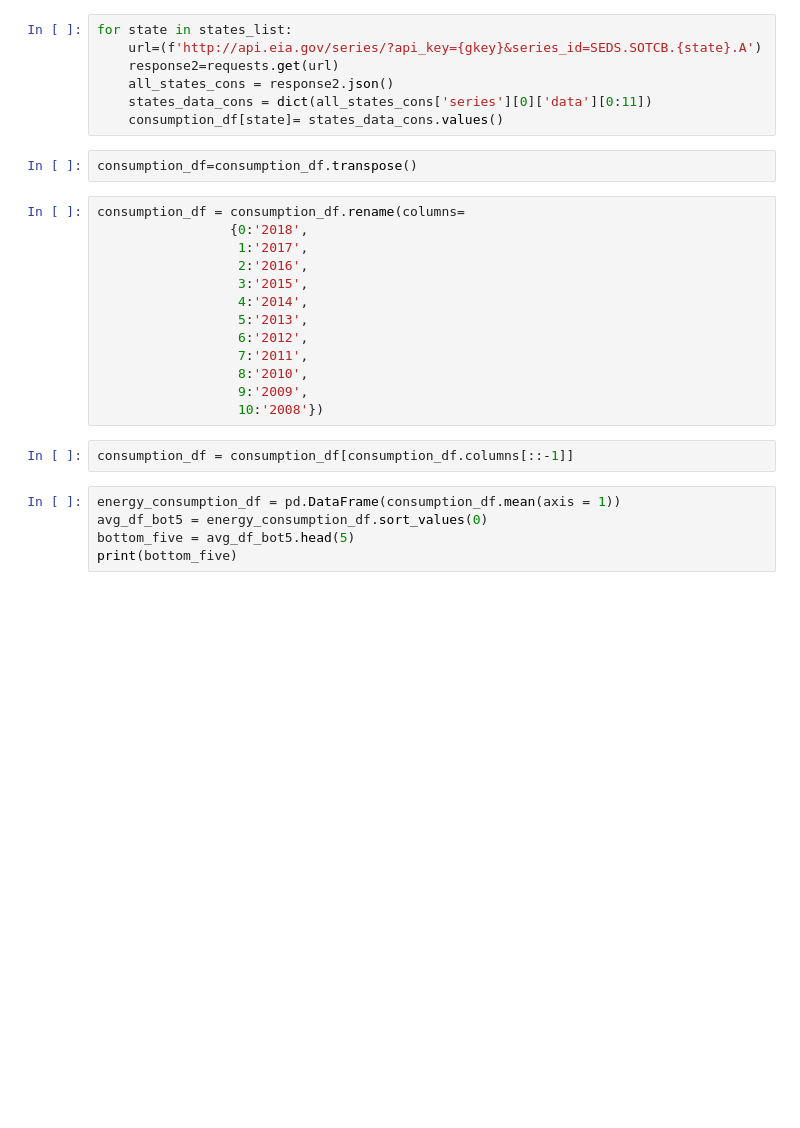
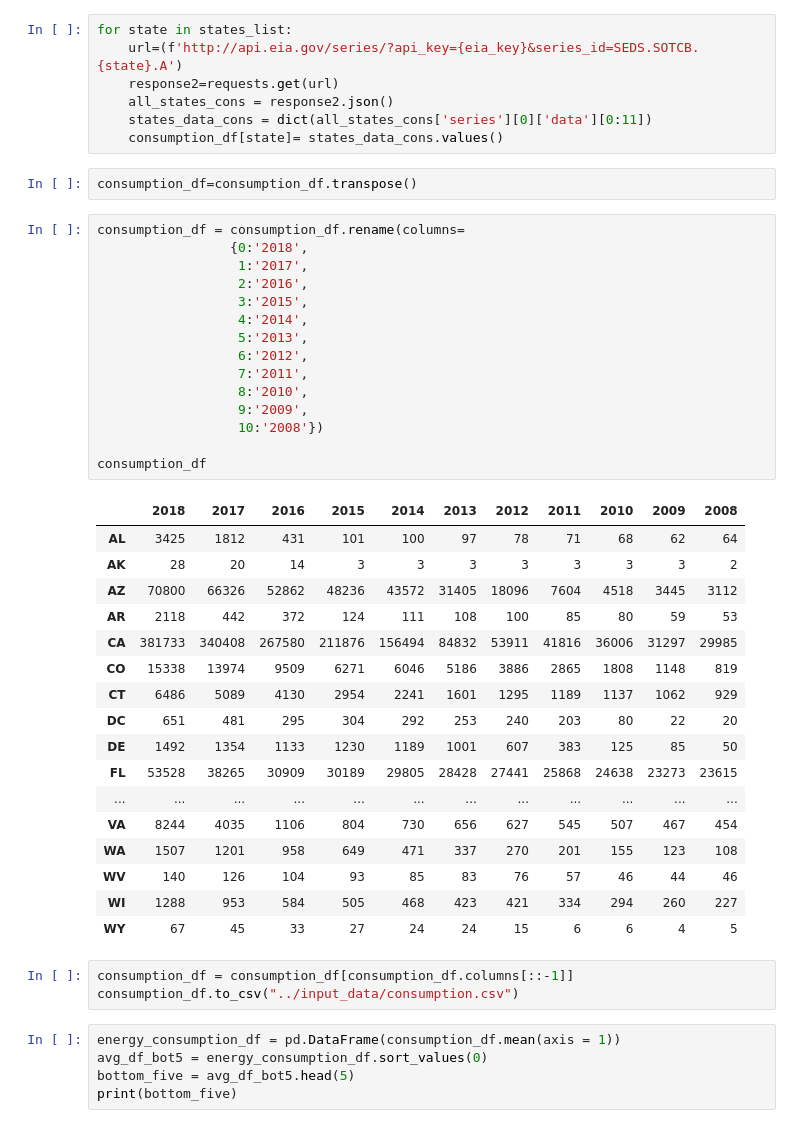
Before and after one commit to Asia-Hewett/solar_v_emissions_project, a Jupyter notebook: State Solar Production Data by Year/eia.ipynb, the cells around one changed output. Cells and saved outputs as stored; diff of their text form; blank space fills up the shorter version.

```diff
--- a/State Solar Production Data by Year/eia.ipynb
+++ b/State Solar Production Data by Year/eia.ipynb
@@ -162,7 +142,7 @@ states_df.reset_index()
 consumption_df=pd.DataFrame({})
 # %%
 for state in states_list:
-    url=(f'http://api.eia.gov/series/?api_key={gkey}&series_id=SEDS.SOTCB.{state}.A')
+    url=(f'http://api.eia.gov/series/?api_key={eia_key}&series_id=SEDS.SOTCB.{state}.A')
     response2=requests.get(url)
     all_states_cons = response2.json()
     states_data_cons = dict(all_states_cons['series'][0]['data'][0:11])
@@ -172,18 +152,39 @@ consumption_df=consumption_df.transpose()
 # %%
 consumption_df = consumption_df.rename(columns=
                  {0:'2018',
                   1:'2017',
                   2:'2016',
                   3:'2015',
                   4:'2014',
                   5:'2013',
                   6:'2012',
                   7:'2011',
                   8:'2010',
                   9:'2009',
                   10:'2008'})
+
+consumption_df
+# %% [output]
+|  | 2018 | 2017 | 2016 | 2015 | 2014 | 2013 | 2012 | 2011 | 2010 | 2009 | 2008 |
+| AL | 3425 | 1812 | 431 | 101 | 100 | 97 | 78 | 71 | 68 | 62 | 64 |
+| AK | 28 | 20 | 14 | 3 | 3 | 3 | 3 | 3 | 3 | 3 | 2 |
+| AZ | 70800 | 66326 | 52862 | 48236 | 43572 | 31405 | 18096 | 7604 | 4518 | 3445 | 3112 |
+| AR | 2118 | 442 | 372 | 124 | 111 | 108 | 100 | 85 | 80 | 59 | 53 |
+| CA | 381733 | 340408 | 267580 | 211876 | 156494 | 84832 | 53911 | 41816 | 36006 | 31297 | 29985 |
+| CO | 15338 | 13974 | 9509 | 6271 | 6046 | 5186 | 3886 | 2865 | 1808 | 1148 | 819 |
+| CT | 6486 | 5089 | 4130 | 2954 | 2241 | 1601 | 1295 | 1189 | 1137 | 1062 | 929 |
+| DC | 651 | 481 | 295 | 304 | 292 | 253 | 240 | 203 | 80 | 22 | 20 |
+| DE | 1492 | 1354 | 1133 | 1230 | 1189 | 1001 | 607 | 383 | 125 | 85 | 50 |
+| FL | 53528 | 38265 | 30909 | 30189 | 29805 | 28428 | 27441 | 25868 | 24638 | 23273 | 23615 |
+| ... | ... | ... | ... | ... | ... | ... | ... | ... | ... | ... | ... |
+| VA | 8244 | 4035 | 1106 | 804 | 730 | 656 | 627 | 545 | 507 | 467 | 454 |
+| WA | 1507 | 1201 | 958 | 649 | 471 | 337 | 270 | 201 | 155 | 123 | 108 |
+| WV | 140 | 126 | 104 | 93 | 85 | 83 | 76 | 57 | 46 | 44 | 46 |
+| WI | 1288 | 953 | 584 | 505 | 468 | 423 | 421 | 334 | 294 | 260 | 227 |
+| WY | 67 | 45 | 33 | 27 | 24 | 24 | 15 | 6 | 6 | 4 | 5 |
 # %%
 consumption_df = consumption_df[consumption_df.columns[::-1]]
+consumption_df.to_csv("../input_data/consumption.csv")
 # %%
 energy_consumption_df = pd.DataFrame(consumption_df.mean(axis = 1))
 avg_df_bot5 = energy_consumption_df.sort_values(0)
```
Also changed, not shown: parts of 8 cells of this notebook, 9 other files.
